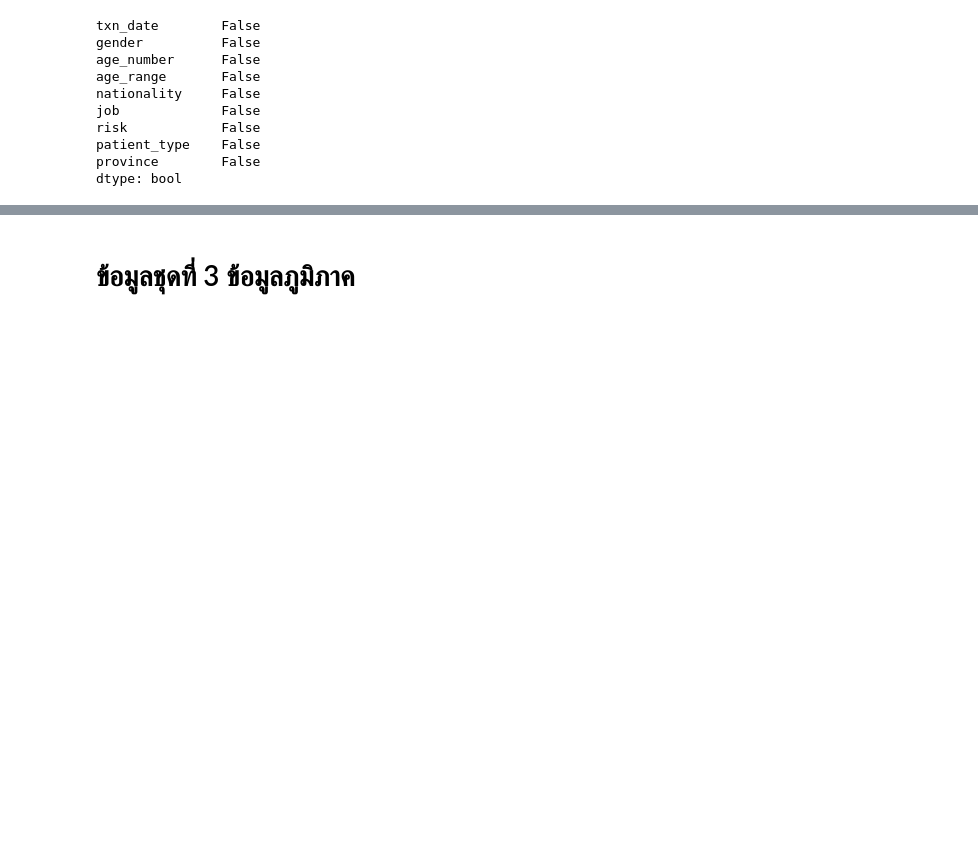
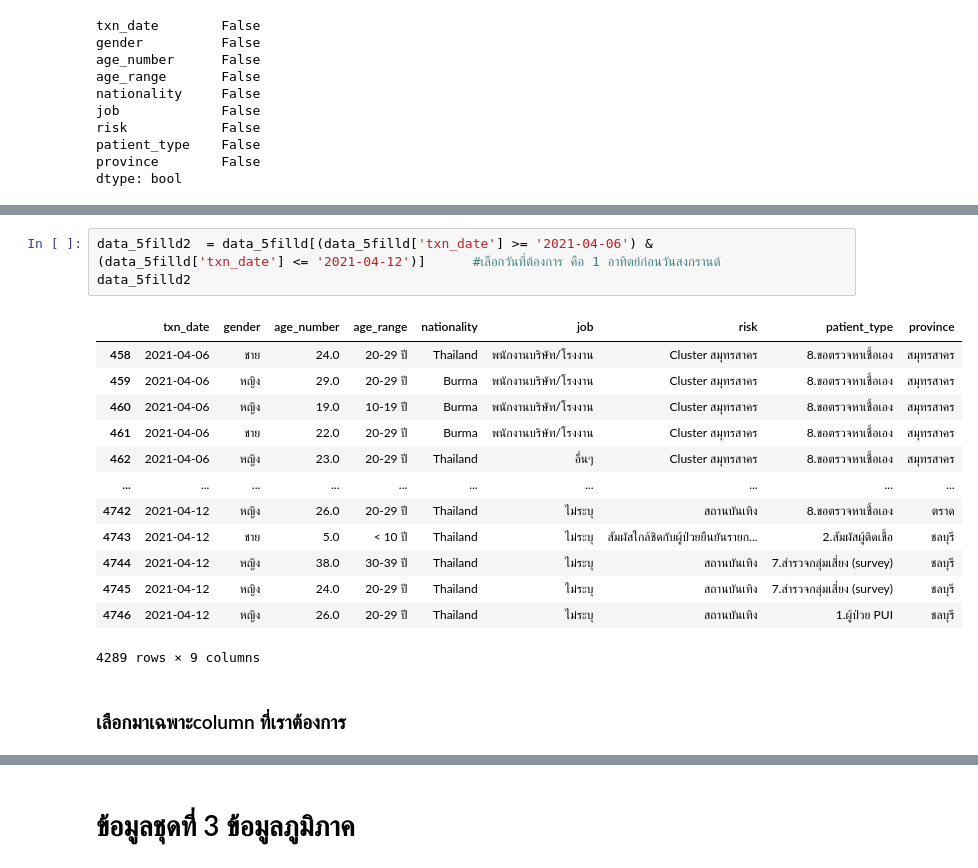
Before and after one commit to Umaporn19/data_viz_2022, a Jupyter notebook: Project_Dataviz.ipynb, the cells around one changed output, grey strips where cells are left out. Cells and saved outputs as stored; diff of their text form; blank space fills up the shorter version.

```diff
--- a/Project_Dataviz.ipynb
+++ b/Project_Dataviz.ipynb
@@ -517,0 +673,19 @@ dtype: bool
+# %%
+data_5filld2  = data_5filld[(data_5filld['txn_date'] >= '2021-04-06') & (data_5filld['txn_date'] <= '2021-04-12')]      #เลือกวันที่ต้องการ คือ 1 อาทิตย์ก่อนวันสงกรานต์
+data_5filld2
+# %% [output]
+|  | txn_date | gender | age_number | age_range | nationality | job | risk | patient_type | province |
+| 458 | 2021-04-06 | ชาย | 24.0 | 20-29 ปี | Thailand | พนักงานบริษัท/โรงงาน | Cluster สมุทรสาคร | 8.ขอตรวจหาเชื้อเอง | สมุทรสาคร |
+| 459 | 2021-04-06 | หญิง | 29.0 | 20-29 ปี | Burma | พนักงานบริษัท/โรงงาน | Cluster สมุทรสาคร | 8.ขอตรวจหาเชื้อเอง | สมุทรสาคร |
+| 460 | 2021-04-06 | หญิง | 19.0 | 10-19 ปี | Burma | พนักงานบริษัท/โรงงาน | Cluster สมุทรสาคร | 8.ขอตรวจหาเชื้อเอง | สมุทรสาคร |
+| 461 | 2021-04-06 | ชาย | 22.0 | 20-29 ปี | Burma | พนักงานบริษัท/โรงงาน | Cluster สมุทรสาคร | 8.ขอตรวจหาเชื้อเอง | สมุทรสาคร |
+| 462 | 2021-04-06 | หญิง | 23.0 | 20-29 ปี | Thailand | อื่นๆ | Cluster สมุทรสาคร | 8.ขอตรวจหาเชื้อเอง | สมุทรสาคร |
+| ... | ... | ... | ... | ... | ... | ... | ... | ... | ... |
+| 4742 | 2021-04-12 | หญิง | 26.0 | 20-29 ปี | Thailand | ไม่ระบุ | สถานบันเทิง | 8.ขอตรวจหาเชื้อเอง | ตราด |
+| 4743 | 2021-04-12 | ชาย | 5.0 | < 10 ปี | Thailand | ไม่ระบุ | สัมผัสใกล้ชิดกับผู้ป่วยยืนยันรายก... | 2.สัมผัสผู้ติดเชื้อ | ชลบุรี |
+| 4744 | 2021-04-12 | หญิง | 38.0 | 30-39 ปี | Thailand | ไม่ระบุ | สถานบันเทิง | 7.สำรวจกลุ่มเสี่ยง (survey) | ชลบุรี |
+| 4745 | 2021-04-12 | หญิง | 24.0 | 20-29 ปี | Thailand | ไม่ระบุ | สถานบันเทิง | 7.สำรวจกลุ่มเสี่ยง (survey) | ชลบุรี |
+| 4746 | 2021-04-12 | หญิง | 26.0 | 20-29 ปี | Thailand | ไม่ระบุ | สถานบันเทิง | 1.ผู้ป่วย PUI | ชลบุรี |
+4289 rows × 9 columns
+# %% [markdown]
+### เลือกมาเฉพาะcolumn ที่เราต้องการ
```
Also changed, not shown: parts of 59 cells of this notebook.
